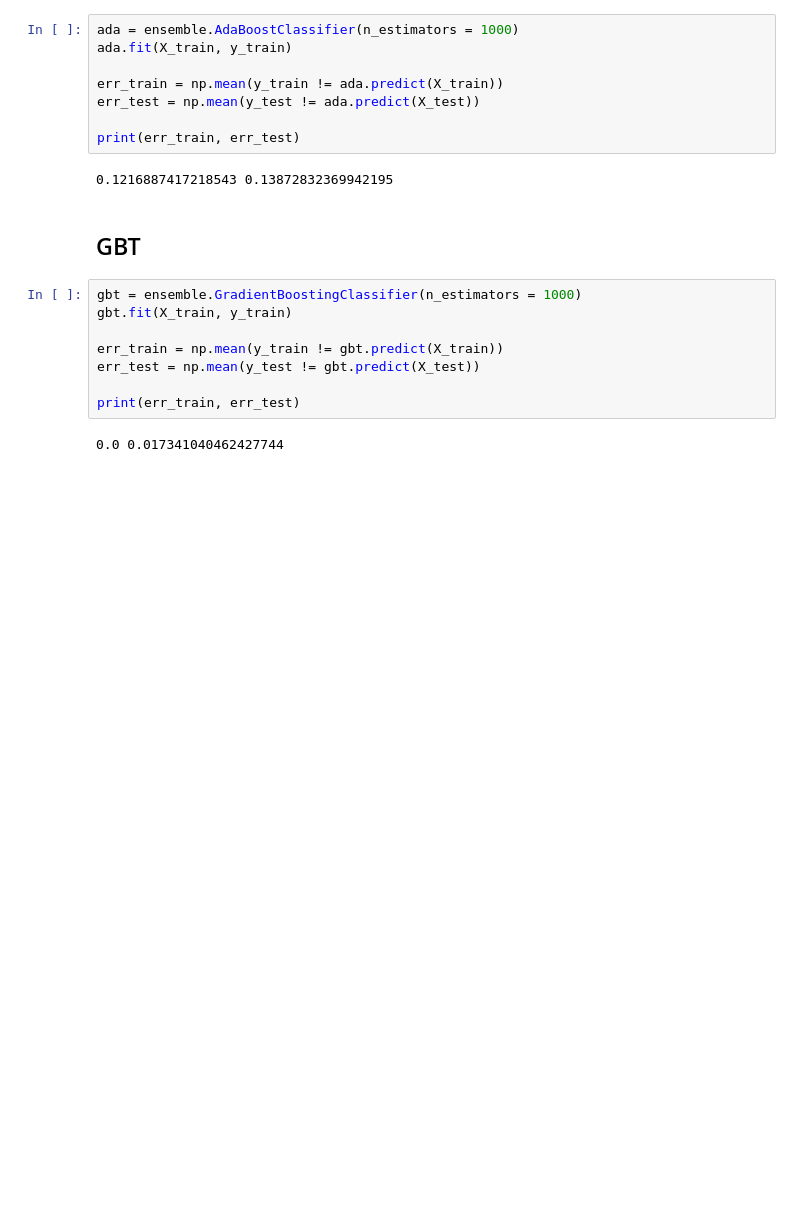
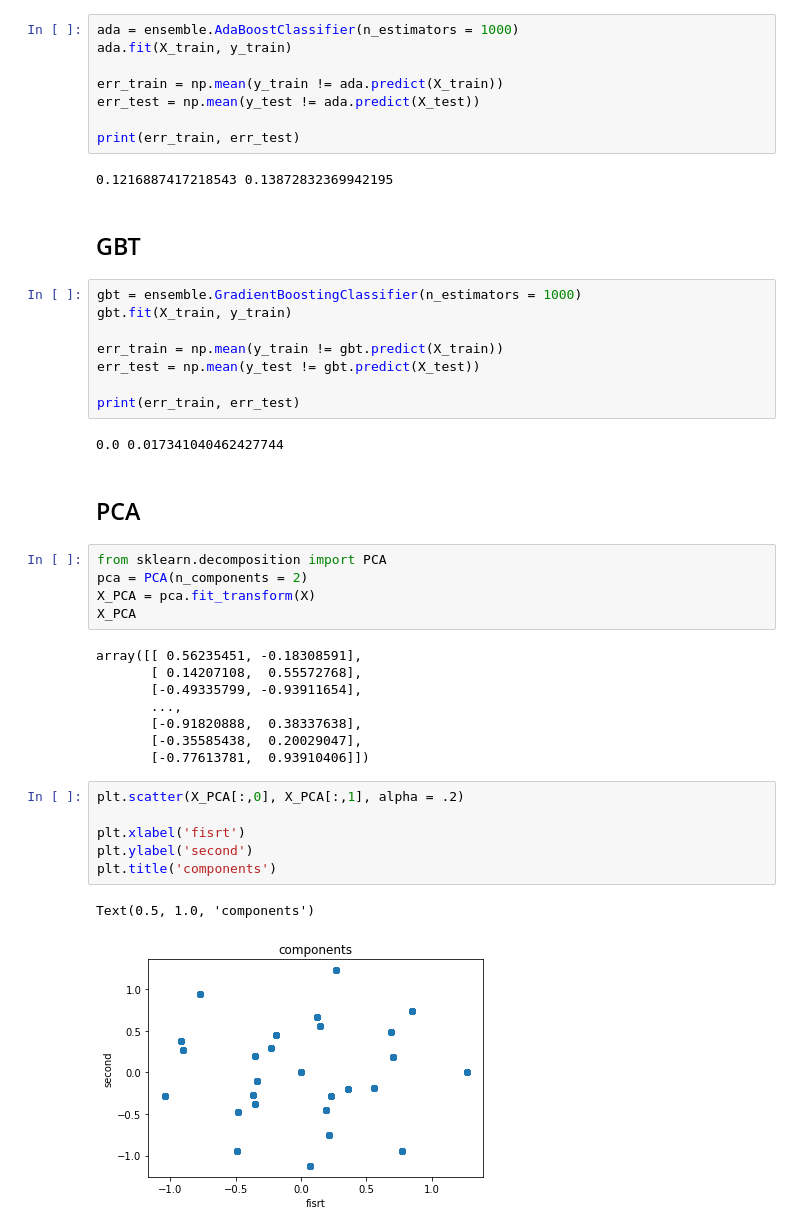
Before and after one commit to DegtyarevAY/Machine_learning, a Jupyter notebook: CarEv.ipynb, the cells around one changed output. Cells and saved outputs as stored; diff of their text form; blank space fills up the shorter version.

```diff
--- a/CarEv.ipynb
+++ b/CarEv.ipynb
@@ -656,3 +657,27 @@ err_test = np.mean(y_test != gbt.predict(X_test))
 print(err_train, err_test)
 # %% [output]
 0.0 0.017341040462427744
+# %% [markdown]
+## PCA
+# %%
+from sklearn.decomposition import PCA
+pca = PCA(n_components = 2)
+X_PCA = pca.fit_transform(X)
+X_PCA
+# %% [output]
+array([[ 0.56235451, -0.18308591],
+       [ 0.14207108,  0.55572768],
+       [-0.49335799, -0.93911654],
+       ...,
+       [-0.91820888,  0.38337638],
+       [-0.35585438,  0.20029047],
+       [-0.77613781,  0.93910406]])
+# %%
+plt.scatter(X_PCA[:,0], X_PCA[:,1], alpha = .2)
+
+plt.xlabel('fisrt')
+plt.ylabel('second')
+plt.title('components')
+# %% [output]
+Text(0.5, 1.0, 'components')
+[figure, added]
```
Also changed, not shown: parts of 20 cells of this notebook.
